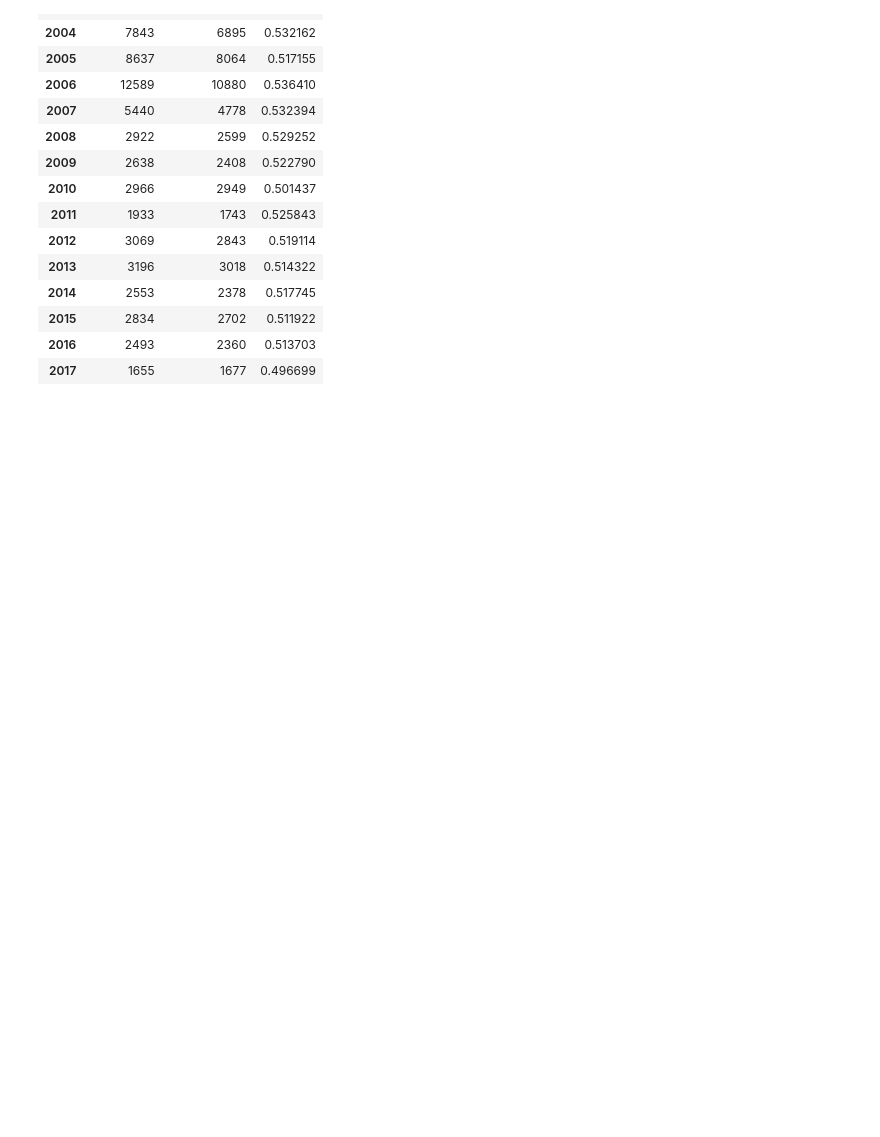
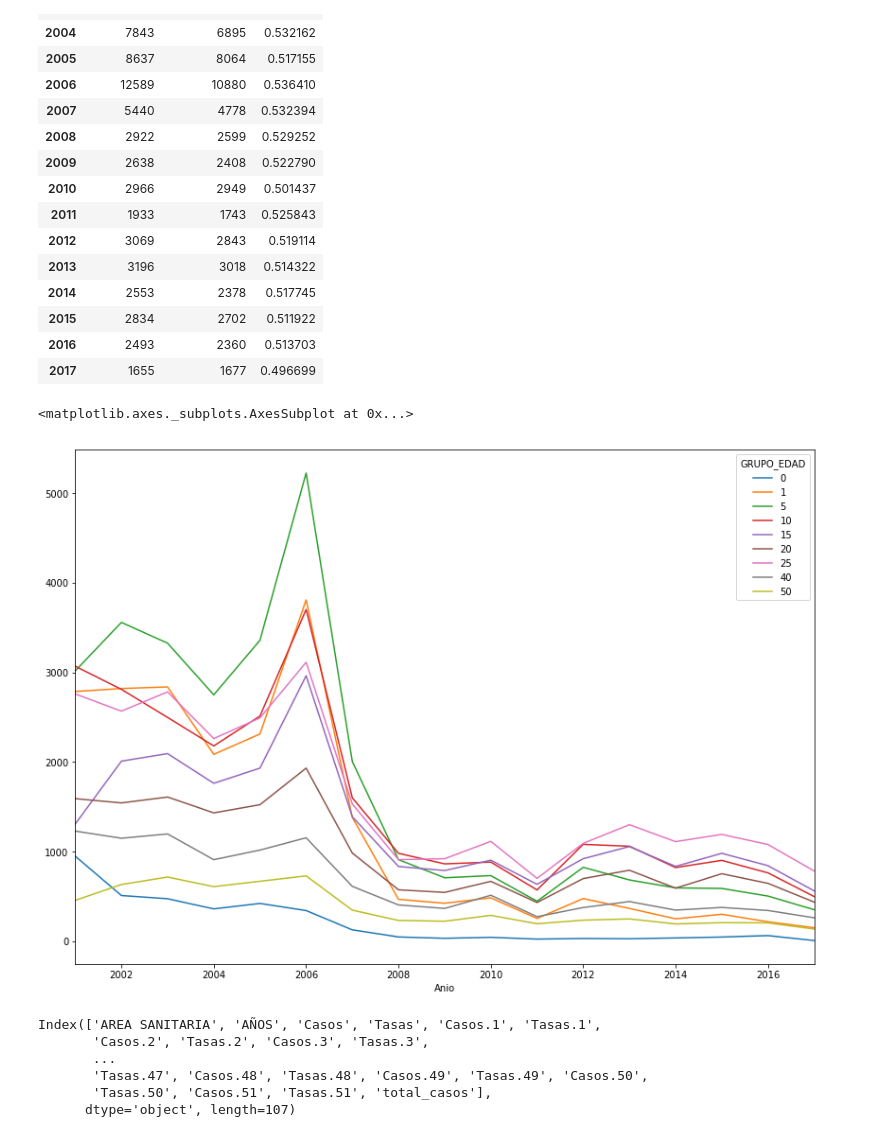
Before and after one commit to Guitlle/gf, a Jupyter notebook: outcome_measurement/malaria/gtm/GTM-Epivigila malaria data exploration.ipynb, the cells around one changed output. Cells and saved outputs as stored; diff of their text form; code cells hidden in the pictures; blank space fills up the shorter version.

```diff
--- a/outcome_measurement/malaria/gtm/GTM-Epivigila malaria data exploration.ipynb
+++ b/outcome_measurement/malaria/gtm/GTM-Epivigila malaria data exploration.ipynb
@@ -135,3 +136,10 @@ munisepiv.groupby(["Year"]).agg({"FemaleCases": "sum", "MaleCases": "sum"}).assi
 | 2015 | 2834 | 2702 | 0.511922 |
 | 2016 | 2493 | 2360 | 0.513703 |
 | 2017 | 1655 | 1677 | 0.496699 |
+# %%
+epimerge[epimerge.Id_patologia.isin([27,28,29]) &
+         epimerge.GRUPO_EDAD.isin([0,1,5,10,15,20,25,40,50])
+        ].groupby(["GRUPO_EDAD", "Anio"]).Casos.sum().unstack(0).plot()
+# %% [output]
+<matplotlib.axes._subplots.AxesSubplot at 0x...>
+[figure, added]
@@ -137,0 +153,9 @@ munisepiv.groupby(["Year"]).agg({"FemaleCases": "sum", "MaleCases": "sum"}).assi
+# %%
+malaria_bd.columns
+# %% [output]
+Index(['AREA SANITARIA', 'AÑOS', 'Casos', 'Tasas', 'Casos.1', 'Tasas.1',
+       'Casos.2', 'Tasas.2', 'Casos.3', 'Tasas.3',
+       ...
+       'Tasas.47', 'Casos.48', 'Tasas.48', 'Casos.49', 'Tasas.49', 'Casos.50',
+       'Tasas.50', 'Casos.51', 'Tasas.51', 'total_casos'],
+      dtype='object', length=107)
```
Also changed, not shown: parts of 9 cells of this notebook, 1 other file.
